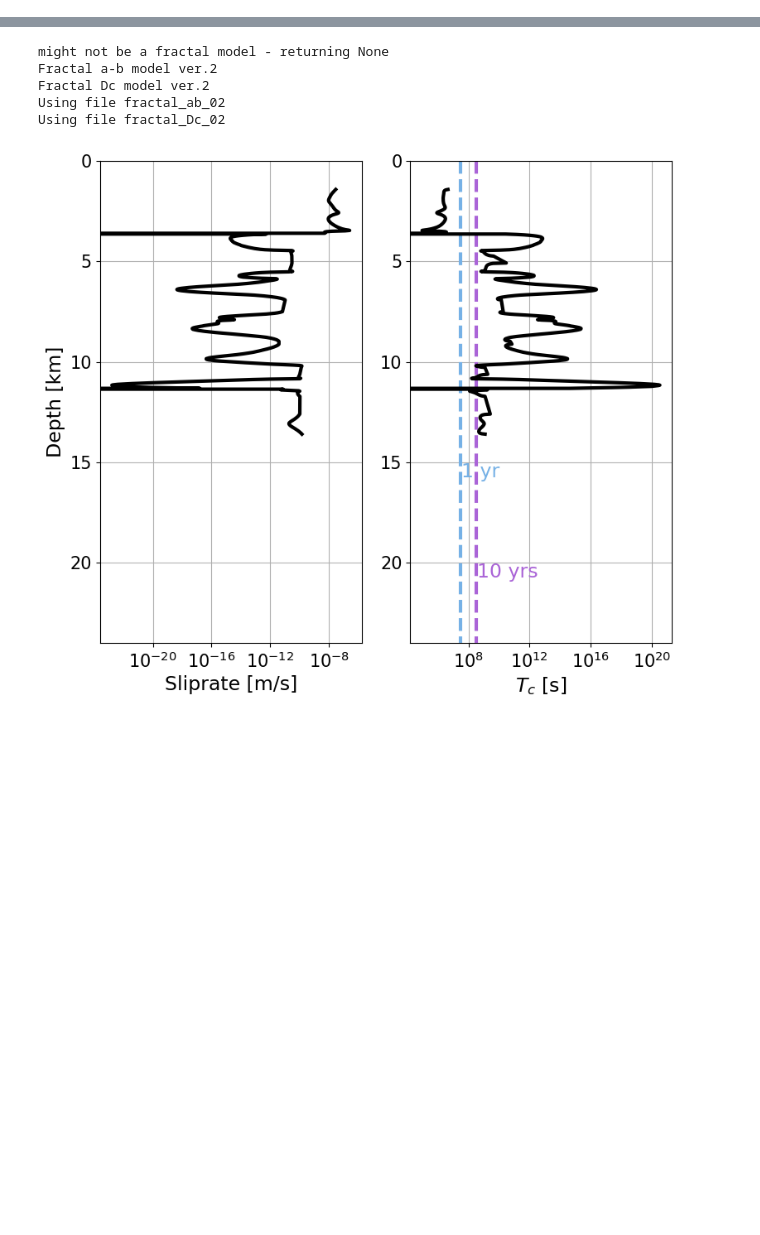
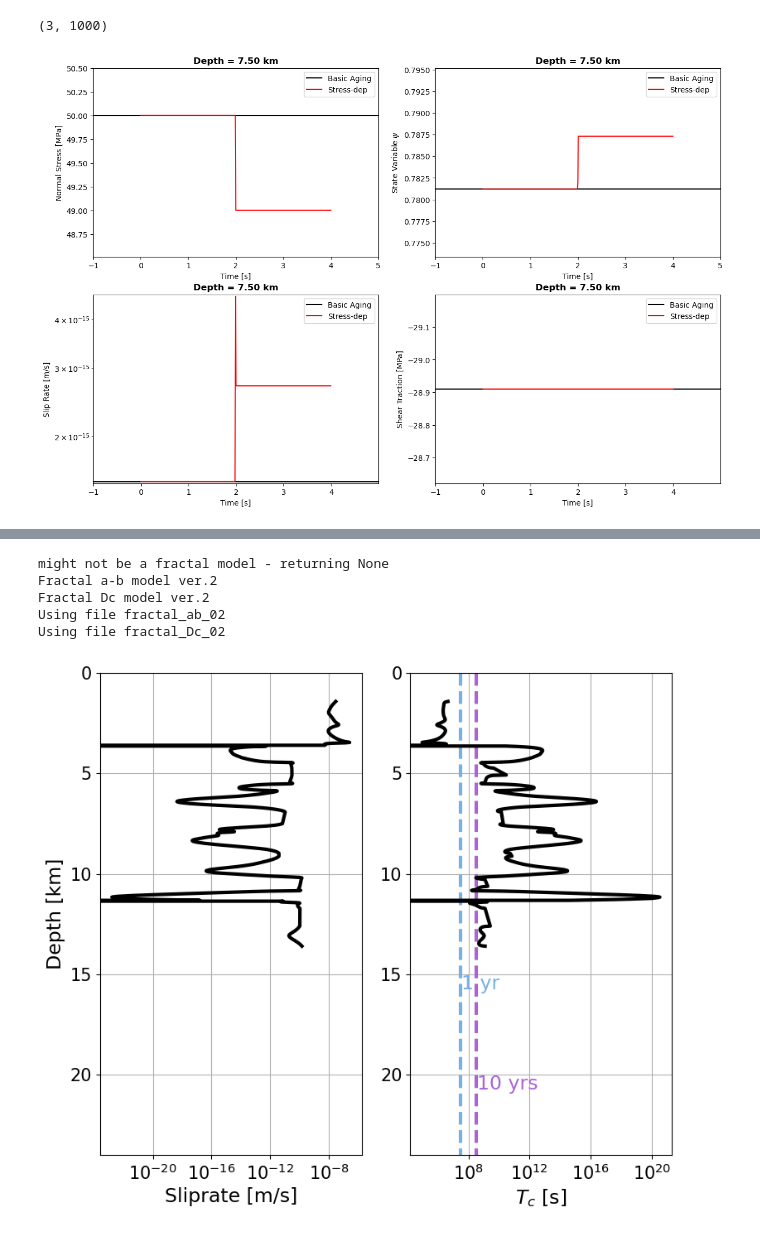
Before and after one commit to JeenaYun/jeena-tandem, a Jupyter notebook: scripts/test.ipynb, the cells around one changed output, grey strips where cells are left out. Drawn from its saved outputs; the diff is of its cells as text; code cells hidden in the pictures; blank space fills up the shorter version.

```diff
--- a/scripts/test.ipynb
+++ b/scripts/test.ipynb
@@ -0,0 +33,5 @@
+# %%
+aa = np.loadtxt('perturb_stress/seissol_outputs/short_ssaf_vert_slow_Pn_pert_mu04_340.dat')
+print(aa.shape)
+# %% [output]
+(3, 1000)
@@ -0,0 +43,54 @@
+# %%
+import numpy as np
+import pandas as pd
+import matplotlib.pylab as plt
+yr2sec = 60*60*24*365
+def load_var(fname,ti):
+    dat = pd.read_csv(fname,skiprows=1)
+    time = dat.values[:,0]
+    var = dat.values[:,ti]
+    stloc = pd.read_csv(fname,nrows=1,header=None)
+    dep = -float(stloc.values[0][-1].split(']')[0])
+    return time,var,dep
+
+def load_ckp(fname):
+    dat = pd.read_csv(fname,skiprows=1)
+    ts = np.sort(dat.values[:,0])
+    time = np.sort(dat.values[:,1])
+    return ts,time
+
+idx = {'state': 1, 'slip': 2, 'shearT': 3, 'delshearT': 3, 'sliprate': 4, 'normalT': 5, 'delnormalT': 5}
+cb_dict = {'state': 'State Variable $\psi$', 'slip': 'Cumulative Slip [m]', 'shearT': 'Shear Traction [MPa]', 'delshearT': 'Shear Traction Change [MPa]', 'sliprate': 'Slip Rate [m/s]', 'normalT': 'Normal Stress [MPa]', 'delnormalT': 'Normal Stress Change [MPa]'}
+# ts3,ckptime3 = load_ckp('/export/dump/jyun/BP1/Base_QDGreen_aging/checkpoint_info.csv')
+
+def plot_cell(ax,mode):
+    # time1,var1,dep1 = load_var('/export/dump/jyun/BP1/outputs_step_decrease_1MPa_QD/faultp_fp075.csv',idx[mode])
+    time1,var1,dep1 = load_var('/export/dump/jyun/BP1/outputs_step_decrease_1MPa/faultp_fp075.csv',idx[mode])
+    time3,var3,_ = load_var('/export/dump/jyun/BP1/Base_QDGreen_aging/outputs/faultp_fp075.csv',idx[mode])
+    if mode == 'shearT' or mode == 'sliprate':
+        ax.plot((time3[1:]-time1[1]),var3[1:],'k',label='Basic Aging')
+        ax.plot((time1[1:]-time1[1]),var1[1:],'r',label='Stress-dep')
+    else:
+        ax.plot((time3-time1[0]),var3,'k',label='Basic Aging')
+        ax.plot((time1-time1[0]),var1,'r',label='Stress-dep')
+    ax.legend()
+    ax.set_xlabel('Time [s]')
+    ax.set_ylabel(cb_dict[mode])
+    ax.set_title('Depth = %1.2f km'%(dep1),fontweight='bold')
+    if mode == 'shearT' or mode == 'sliprate':
+        ax.set_xlim(-1,(time1[-1]-time1[1])+1)
+        ax.set_ylim(np.min(var1[1:])*0.99,np.max(var1[1:])*1.01)
+        if mode == 'sliprate':
+            ax.set_yscale('log')
+    else:
+        ax.set_xlim(-1,(time1[-1]-time1[0])+1)
+        ax.set_ylim(np.min(var1)*0.99,np.max(var1)*1.01)
+
+fig,ax = plt.subplots(ncols = 2, nrows = 2, figsize=(15,10))
+plot_cell(ax[0,0],mode='normalT')
+plot_cell(ax[0,1],mode='state')
+plot_cell(ax[1,0],mode='sliprate')
+plot_cell(ax[1,1],mode='shearT')
+plt.show()
+# %% [output]
+[figure, added]
```
Also changed, not shown: parts of 19 cells of this notebook, 35 other files.
